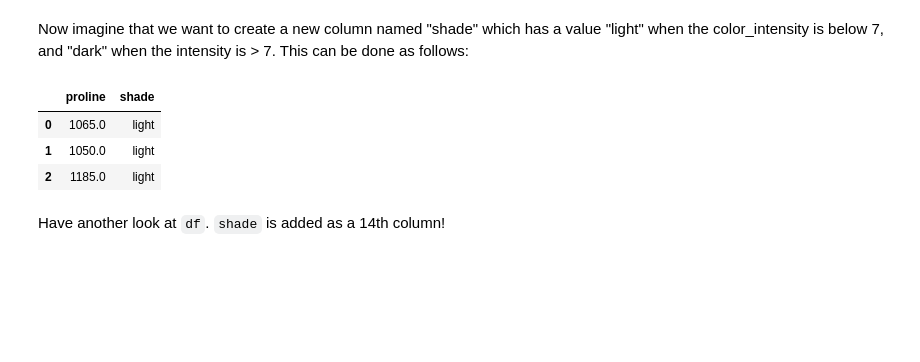
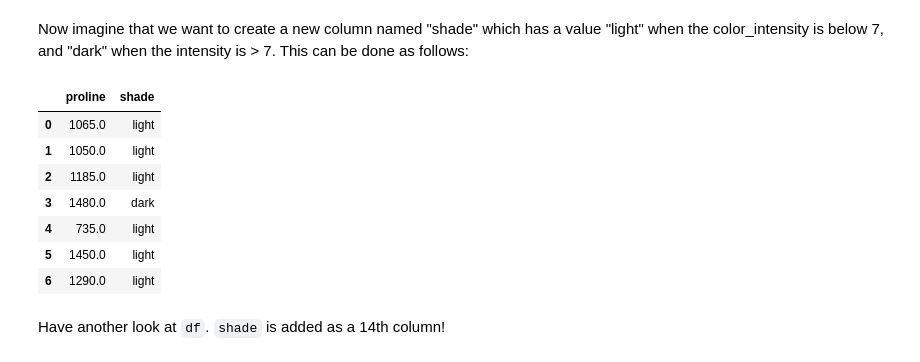
Before and after one commit to Botafogo1894/dsc-0-03-09-accessing-data-within-pandas-nyc-career-ds-102218, a Jupyter notebook: .~index.ipynb, the cells around one changed output. Drawn from its saved outputs; the diff is of its cells as text; code cells hidden in the pictures; blank space fills up the shorter version.

```diff
--- a/.~index.ipynb
+++ b/.~index.ipynb
@@ -377,12 +377,16 @@ Now imagine that we want to create a new column named "shade" which has a value
 # %%
 df.loc[df["color_intensity"]>7, "shade"] = "dark"
 df.loc[df["color_intensity"]<=7, "shade"] = "light"
-df.iloc[:3, 12:15]
+df.iloc[:7, 12:15]
 # %% [output]
 |  | proline | shade |
 | 0 | 1065.0 | light |
 | 1 | 1050.0 | light |
 | 2 | 1185.0 | light |
+| 3 | 1480.0 | dark |
+| 4 | 735.0 | light |
+| 5 | 1450.0 | light |
+| 6 | 1290.0 | light |
 # %% [markdown]
 Have another look at `df`. `shade` is added as a 14th column!
 # %% [markdown]
```
Also changed, not shown: 1 other file.
